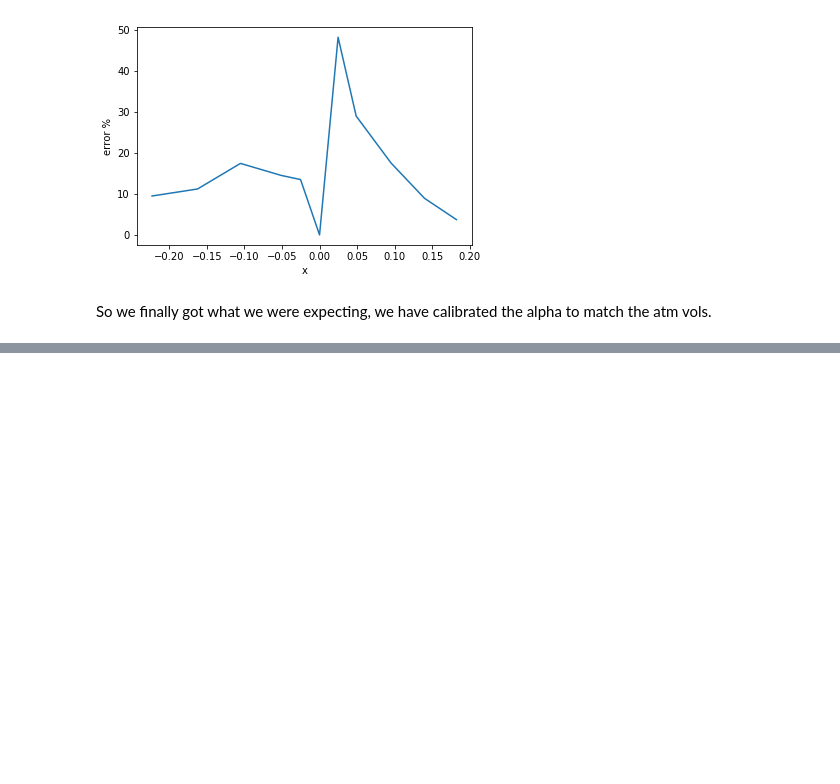
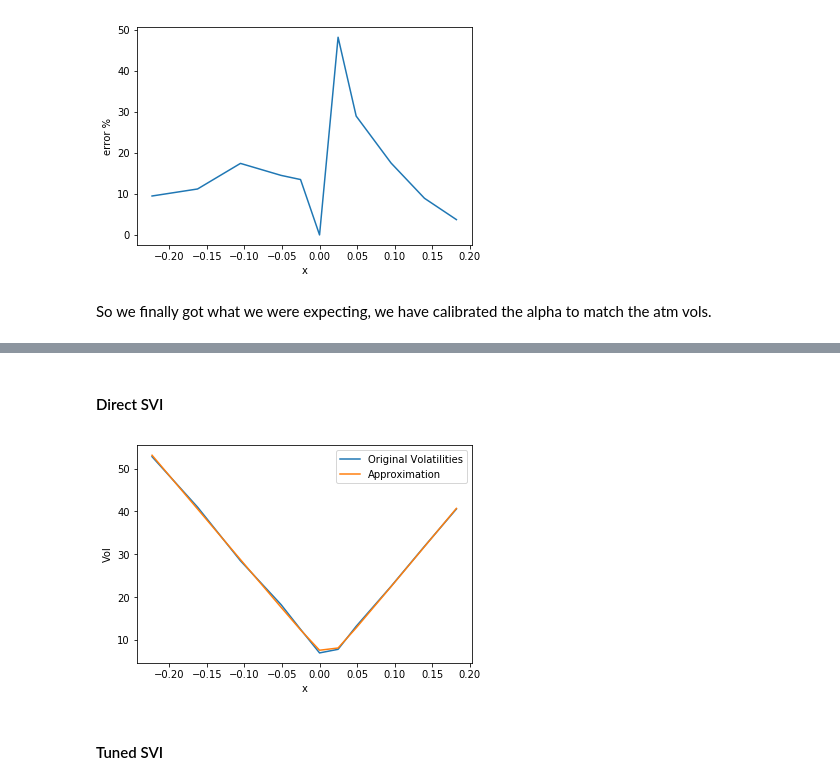
Before and after one commit to IgnacioAnguita/Volatility-Smile, a Jupyter notebook: Modelling the Volatility Smile.ipynb, the cells around one changed output, grey strips where cells are left out. Drawn from its saved outputs; the diff is of its cells as text; code cells hidden in the pictures; blank space fills up the shorter version.

```diff
--- a/Modelling the Volatility Smile.ipynb
+++ b/Modelling the Volatility Smile.ipynb
@@ -471,0 +484,8 @@ So we finally got what we were expecting, we have calibrated the alpha to match
+# %% [markdown]
+#### Direct SVI
+# %%
+plot_vols(x_values, w_svi)
+# %% [output]
+[figure, added]
+# %% [markdown]
+#### Tuned SVI
```
Also changed, not shown: parts of 13 cells of this notebook.
